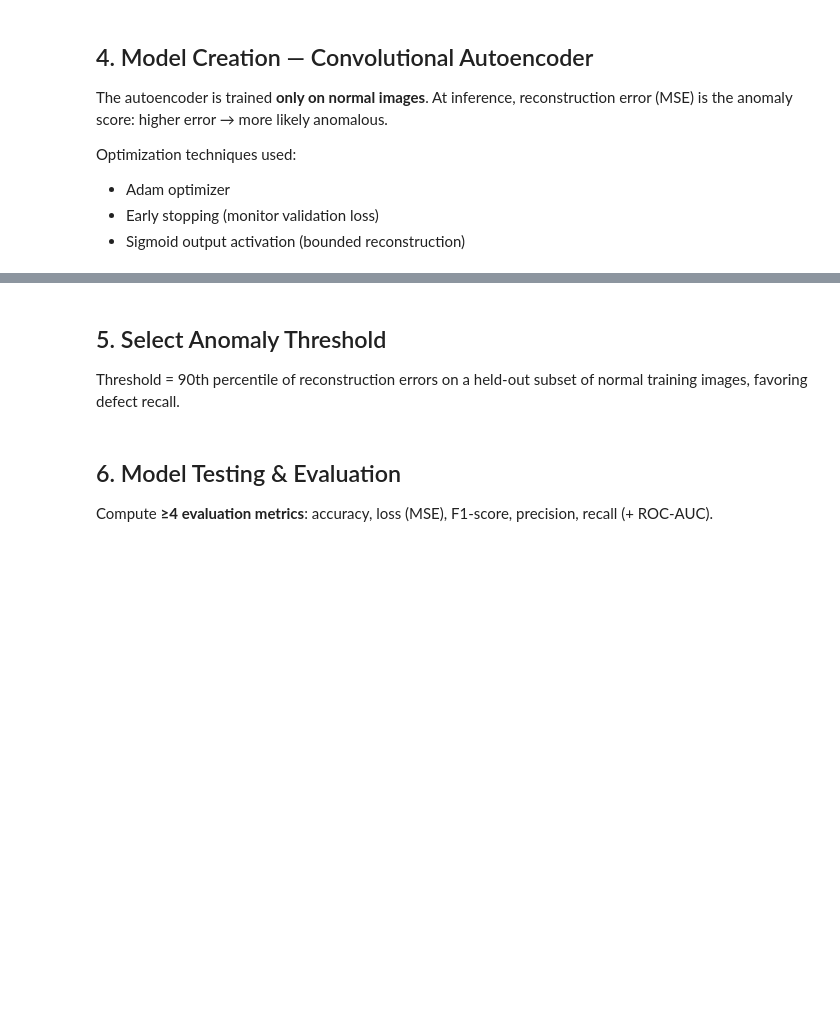
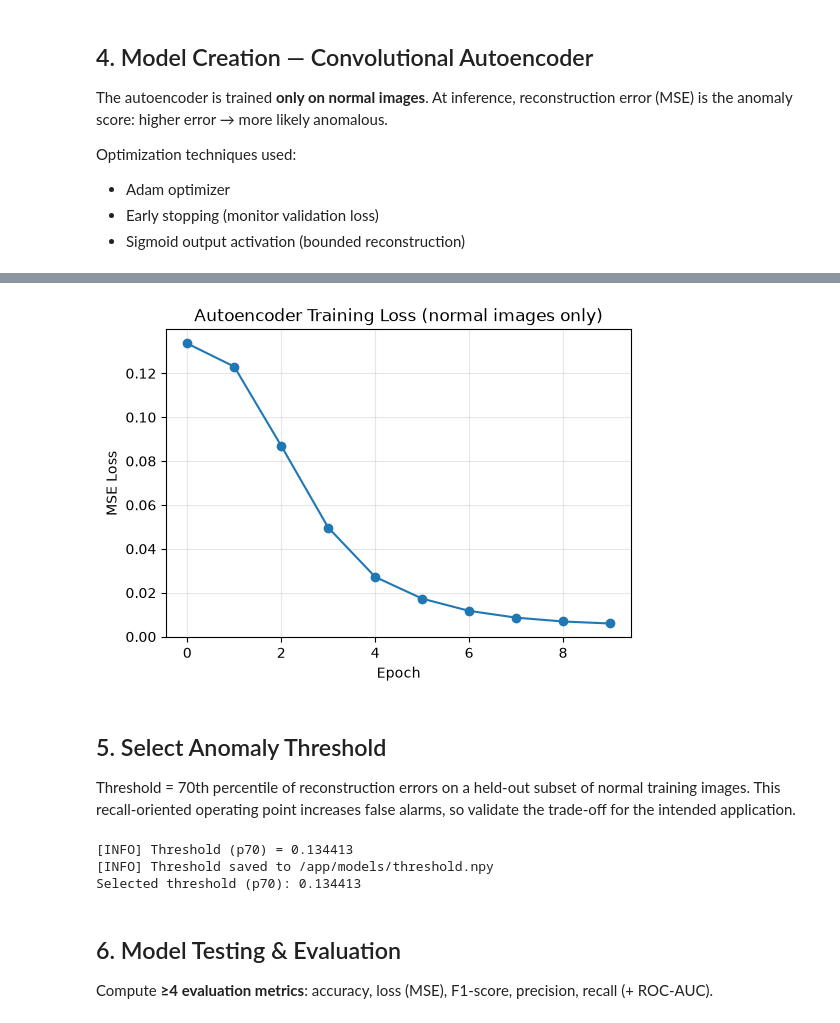
Before and after one commit to Mukasa-E/Summative-MLOP, a Jupyter notebook: Machine_Learning_Cycle/notebook/summative_mlop.ipynb, the cells around one changed output, grey strips where cells are left out. Drawn from its saved outputs; the diff is of its cells as text; code cells hidden in the pictures; blank space fills up the shorter version.

```diff
--- a/Machine_Learning_Cycle/notebook/summative_mlop.ipynb
+++ b/Machine_Learning_Cycle/notebook/summative_mlop.ipynb
@@ -13,6 +13,7 @@ This notebook covers:
 # %% [markdown]
 ## 1. Imports & Configuration
 # %%
+%matplotlib inline
 import os
 import sys
 import numpy as np
@@ -30,7 +31,7 @@ from src.model import ConvAutoencoder, train_model, anomaly_score, select_thresh
 from src.prediction import load_threshold, save_threshold, predict_single
 
 CATEGORY = "bottle"   # change to any MVTec AD category: hazelnut, screw, etc.
-LIMIT = 300            # set None to use full dataset
+LIMIT = None            # use all available images in this category
 
 print(f"Category: {CATEGORY}")
 print(f"Using device: {'cuda' if __import__('torch').cuda.is_available() else 'cpu'}")
@@ -97,6 +105,7 @@ model, history = train_model(
     batch_size=BATCH_SIZE,
     lr=LR,
     validation_data=X_validation,
+    category=CATEGORY,
 )
 
 # Plot training loss
@@ -107,3 +116,4 @@ plt.ylabel('MSE Loss')
 plt.title('Autoencoder Training Loss (normal images only)')
 plt.grid(True, alpha=0.3)
 plt.show()
+# %% [output]
@@ -110,13 +137,18 @@ plt.show()
+[figure, added]
 # %% [markdown]
 ## 5. Select Anomaly Threshold
 
-Threshold = 90th percentile of reconstruction errors on a held-out subset of normal training images, favoring defect recall.
+Threshold = 70th percentile of reconstruction errors on a held-out subset of normal training images. This recall-oriented operating point increases false alarms, so validate the trade-off for the intended application.
 # %%
 scores_normal, recon_train = anomaly_score(model, X_validation)
-threshold = select_threshold(scores_normal, percentile=90)
-save_threshold(threshold)
+threshold = select_threshold(scores_normal, percentile=70)
+save_threshold(threshold, category=CATEGORY)
 
-print(f"Selected threshold (p90): {threshold:.6f}")
+print(f"Selected threshold (p70): {threshold:.6f}")
+# %% [output]
+[INFO] Threshold (p70) = 0.134413
+[INFO] Threshold saved to /app/models/threshold.npy
+Selected threshold (p70): 0.134413
 # %% [markdown]
 ## 6. Model Testing & Evaluation
 
```
Also changed, not shown: parts of 7 cells of this notebook, 16 other files.
